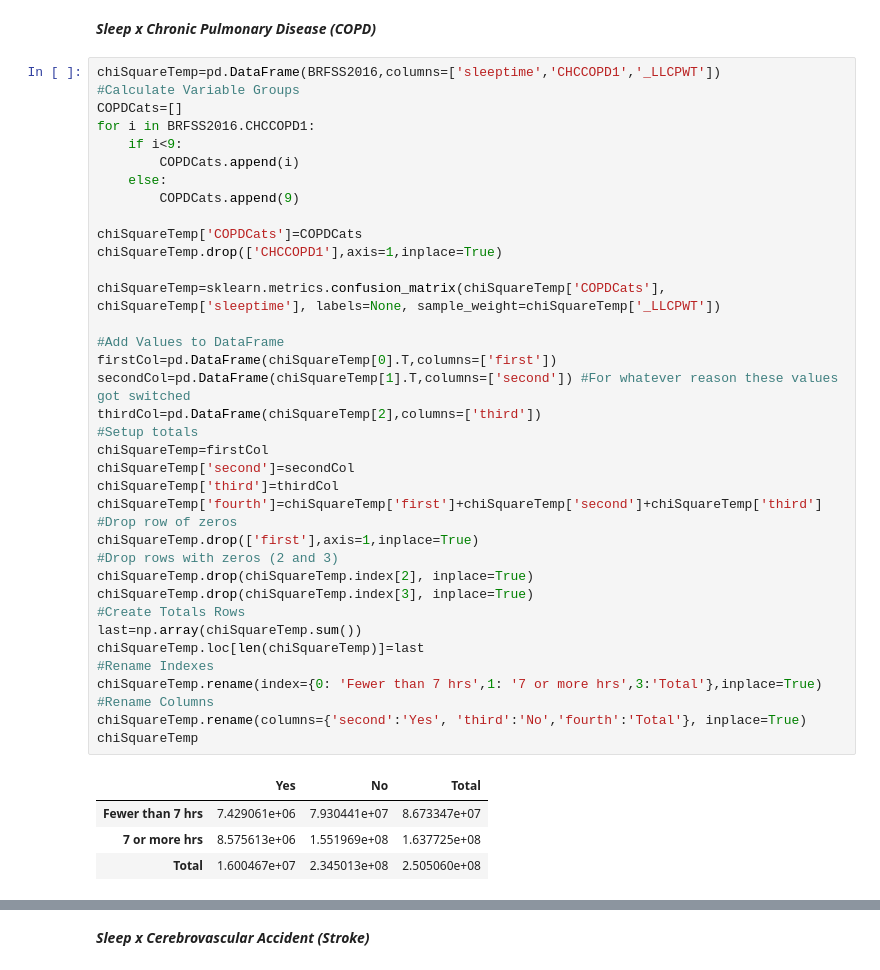
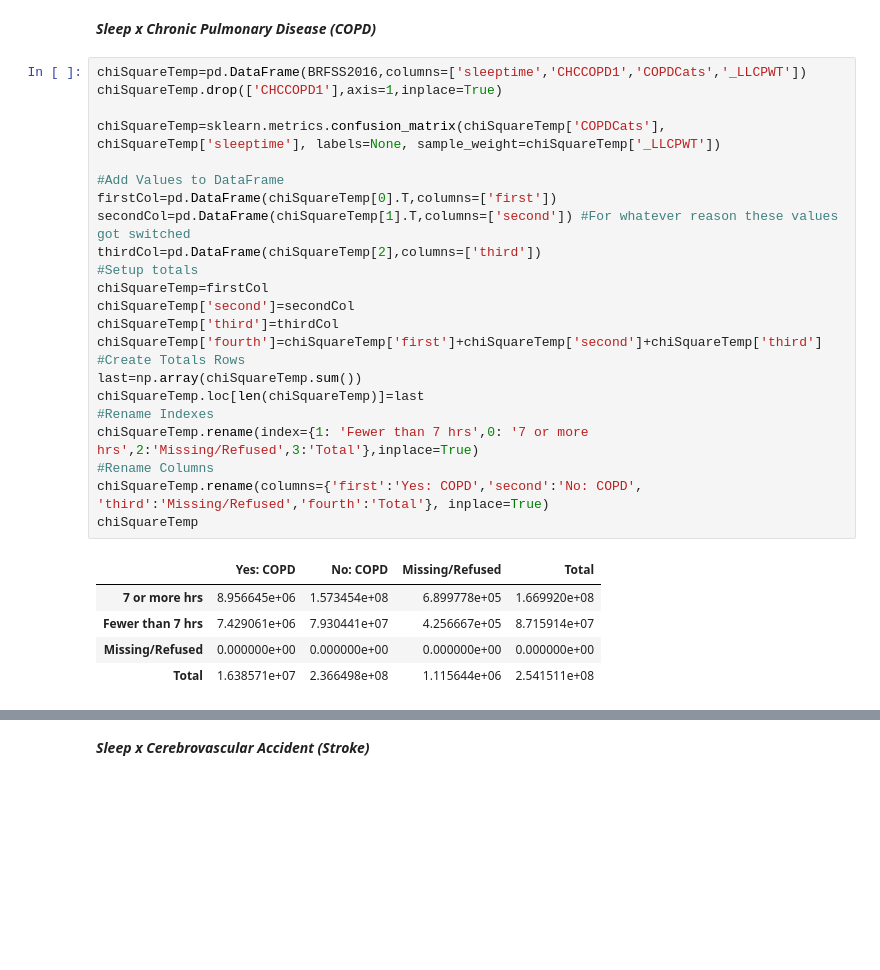
Before and after one commit to pmleffers/BRFSS2016, a Jupyter notebook: BRFSS notebook.ipynb, the cells around one changed output, grey strips where cells are left out. Drawn from its saved outputs; the diff is of its cells as text; blank space fills up the shorter version.

```diff
--- a/BRFSS notebook.ipynb
+++ b/BRFSS notebook.ipynb
@@ -1723,46 +1854,33 @@ Log risk ratio    0.144 0.000 0.144 0.145   0.000
 # %% [markdown]
 ***Sleep x Chronic Pulmonary Disease (COPD)***
 # %%
-chiSquareTemp=pd.DataFrame(BRFSS2016,columns=['sleeptime','CHCCOPD1','_LLCPWT'])
-#Calculate Variable Groups
-COPDCats=[]
-for i in BRFSS2016.CHCCOPD1:
-    if i<9:
-        COPDCats.append(i)
-    else:
-        COPDCats.append(9)
-
-chiSquareTemp['COPDCats']=COPDCats
+chiSquareTemp=pd.DataFrame(BRFSS2016,columns=['sleeptime','CHCCOPD1','COPDCats','_LLCPWT'])
 chiSquareTemp.drop(['CHCCOPD1'],axis=1,inplace=True)
 
 chiSquareTemp=sklearn.metrics.confusion_matrix(chiSquareTemp['COPDCats'], chiSquareTemp['sleeptime'], labels=None, sample_weight=chiSquareTemp['_LLCPWT'])
 
 #Add Values to DataFrame
 firstCol=pd.DataFrame(chiSquareTemp[0].T,columns=['first'])
 secondCol=pd.DataFrame(chiSquareTemp[1].T,columns=['second']) #For whatever reason these values got switched
 thirdCol=pd.DataFrame(chiSquareTemp[2],columns=['third'])
 #Setup totals
 chiSquareTemp=firstCol
 chiSquareTemp['second']=secondCol
 chiSquareTemp['third']=thirdCol
 chiSquareTemp['fourth']=chiSquareTemp['first']+chiSquareTemp['second']+chiSquareTemp['third']
-#Drop row of zeros
-chiSquareTemp.drop(['first'],axis=1,inplace=True)
-#Drop rows with zeros (2 and 3)
-chiSquareTemp.drop(chiSquareTemp.index[2], inplace=True)
-chiSquareTemp.drop(chiSquareTemp.index[3], inplace=True)
 #Create Totals Rows
 last=np.array(chiSquareTemp.sum())
 chiSquareTemp.loc[len(chiSquareTemp)]=last
 #Rename Indexes
-chiSquareTemp.rename(index={0: 'Fewer than 7 hrs',1: '7 or more hrs',3:'Total'},inplace=True)
+chiSquareTemp.rename(index={1: 'Fewer than 7 hrs',0: '7 or more hrs',2:'Missing/Refused',3:'Total'},inplace=True)
 #Rename Columns
-chiSquareTemp.rename(columns={'second':'Yes', 'third':'No','fourth':'Total'}, inplace=True)
+chiSquareTemp.rename(columns={'first':'Yes: COPD','second':'No: COPD', 'third':'Missing/Refused','fourth':'Total'}, inplace=True)
 chiSquareTemp
 # %% [output]
-|  | Yes | No | Total |
-| Fewer than 7 hrs | 7.429061e+06 | 7.930441e+07 | 8.673347e+07 |
-| 7 or more hrs | 8.575613e+06 | 1.551969e+08 | 1.637725e+08 |
-| Total | 1.600467e+07 | 2.345013e+08 | 2.505060e+08 |
+|  | Yes: COPD | No: COPD | Missing/Refused | Total |
+| 7 or more hrs | 8.956645e+06 | 1.573454e+08 | 6.899778e+05 | 1.669920e+08 |
+| Fewer than 7 hrs | 7.429061e+06 | 7.930441e+07 | 4.256667e+05 | 8.715914e+07 |
+| Missing/Refused | 0.000000e+00 | 0.000000e+00 | 0.000000e+00 | 0.000000e+00 |
+| Total | 1.638571e+07 | 2.366498e+08 | 1.115644e+06 | 2.541511e+08 |
 # %%
 #observed
```
Also changed, not shown: parts of 104 cells of this notebook.
